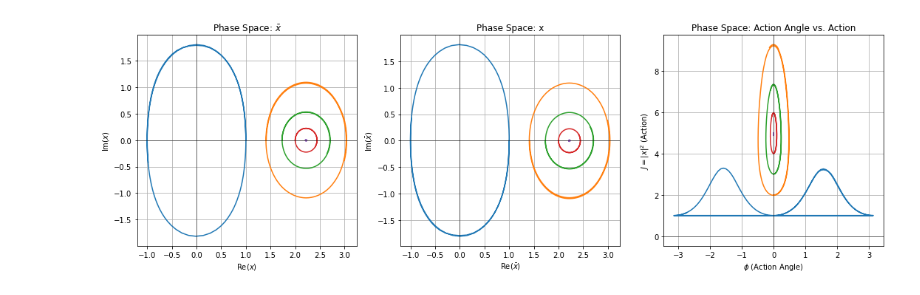
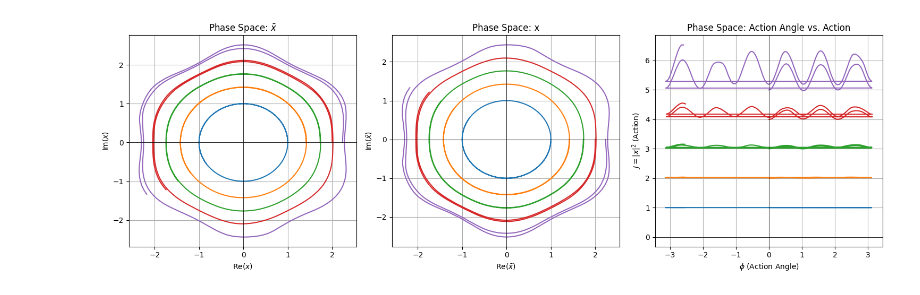
Before and after one commit to kavidey/action-angle-discovery, a Jupyter notebook: sympy example.ipynb, the cells around one changed output. Saved outputs shown, nothing was run; the diff lists cells and outputs as text; code cells hidden in the pictures.

```diff
--- a/sympy example.ipynb
+++ b/sympy example.ipynb
@@ -0,0 +1,23 @@
+# %%
+import numpy as np
+import math
+from sympy import *
+import matplotlib.pyplot as plt
+from scipy.integrate import solve_ivp
+
+# Define all the variables
+x = symbols("x")
+x_bar = symbols(r"\bar{x}")
+omega_0 = symbols(r"\omega_0", real = True)
+
+# Define function: h_2n
+def h_2n(n_val, x_val, x_bar_val, omega_0_val):
+	return ((-1)**(n_val+1) * omega_0_val**2 / math.factorial(2*n_val)) * (1 / (2*omega_0_val))**n_val * (x_val + x_bar_val)**(2*n_val)
+
+# Define the Hamiltonian function: h
+h = omega_0 * x * x_bar
+
+for i in range(2,10):
+	h += h_2n(i*2, x, x_bar, omega_0)
+
+h
@@ -1,25 +26,4 @@
 # %%
-import numpy as np
-import math
-from sympy import *
-import matplotlib.pyplot as plt
-from scipy.integrate import solve_ivp
-
-# Define all the variables
-x = symbols("x")
-x_bar = symbols(r"\bar{x}")
-omega_0 = symbols(r"\omega_0", real = True)
-
-# Define function: h_2n
-def h_2n(n_val, x_val, x_bar_val, omega_0_val):
-	return ((-1)**(n_val+1) * omega_0_val**2 / math.factorial(2*n_val)) * (1 / (2*omega_0_val))**n_val * (x_val + x_bar_val)**(2*n_val)
-
-# Define the Hamiltonian function: h
-h = omega_0 * x * x_bar
-
-for i in range(2,10):
-	h += h_2n(i, x, x_bar, omega_0)
-
 # Differentiate with respect to x and x_bar
 difeq_x = lambdify([x, x_bar, omega_0], diff(h, x) * I)
 difeq_x_bar = lambdify([x, x_bar, omega_0], diff(h, x_bar) * I)
@@ -65,31 +69,31 @@ for i in range(len(energy_levels)):
 	# Plot phase space for x_bar
     axes[1].plot(np.conj(x_sol).real, np.conj(x_sol).imag)
 
     # Plot angle space
     axes[2].plot(phi_sol, J_sol)
 
 axes[0].set_xlabel(r'Re$(x)$')
 axes[0].set_ylabel(r'Im$(x)$')
 axes[0].set_title(r'Phase Space: $\bar{x}$')
 axes[0].axhline(0, color='black', linewidth=0.5)
 axes[0].axvline(0, color='black', linewidth=0.5)
 axes[0].grid()
 
 axes[1].set_xlabel(r'Re$(\bar{x})$')
 axes[1].set_ylabel(r'Im$(\bar{x})$')
 axes[1].set_title('Phase Space: x')
 axes[1].axhline(0, color='black', linewidth=0.5)
 axes[1].axvline(0, color='black', linewidth=0.5)
 axes[1].grid()
 
 axes[2].set_xlabel(r'$\phi$ (Action Angle)')
 axes[2].set_ylabel(r'$J = |x|^2$ (Action)')
 axes[2].set_title('Phase Space: Action Angle vs. Action')
 axes[2].axhline(0, color='black', linewidth=0.5)
 axes[2].axvline(0, color='black', linewidth=0.5)
 axes[2].grid()
 
 plt.tight_layout()
 plt.show()
 # %% [output]
-[figure, old version]
+[figure, new version]
```
Also changed, not shown: parts of 1 cell of this notebook.
